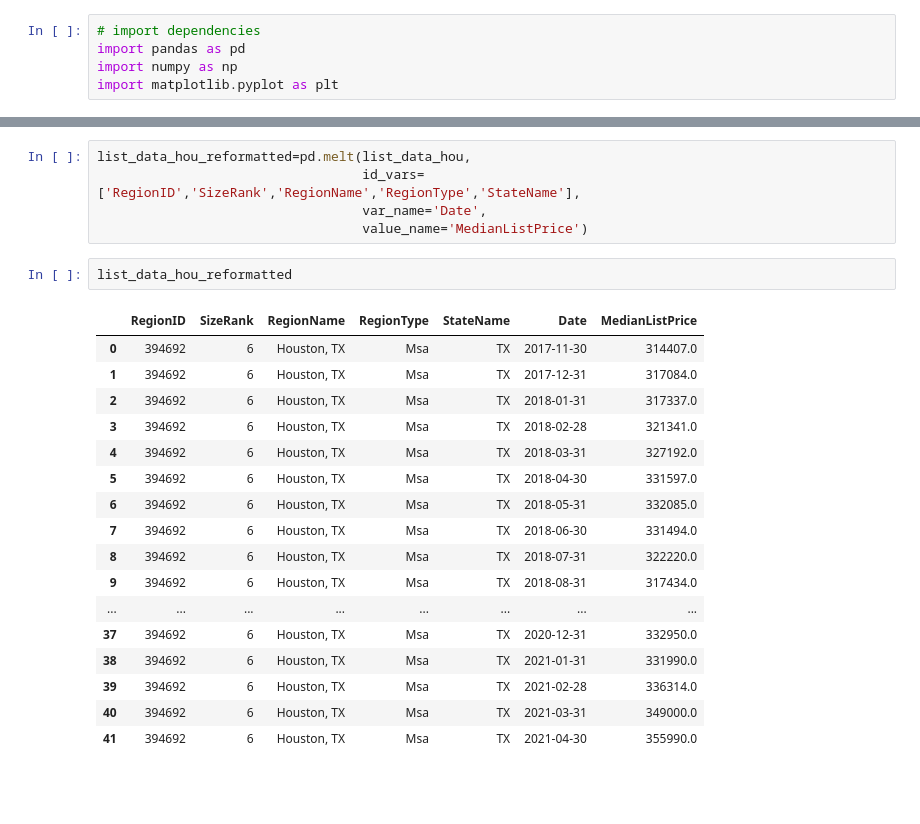
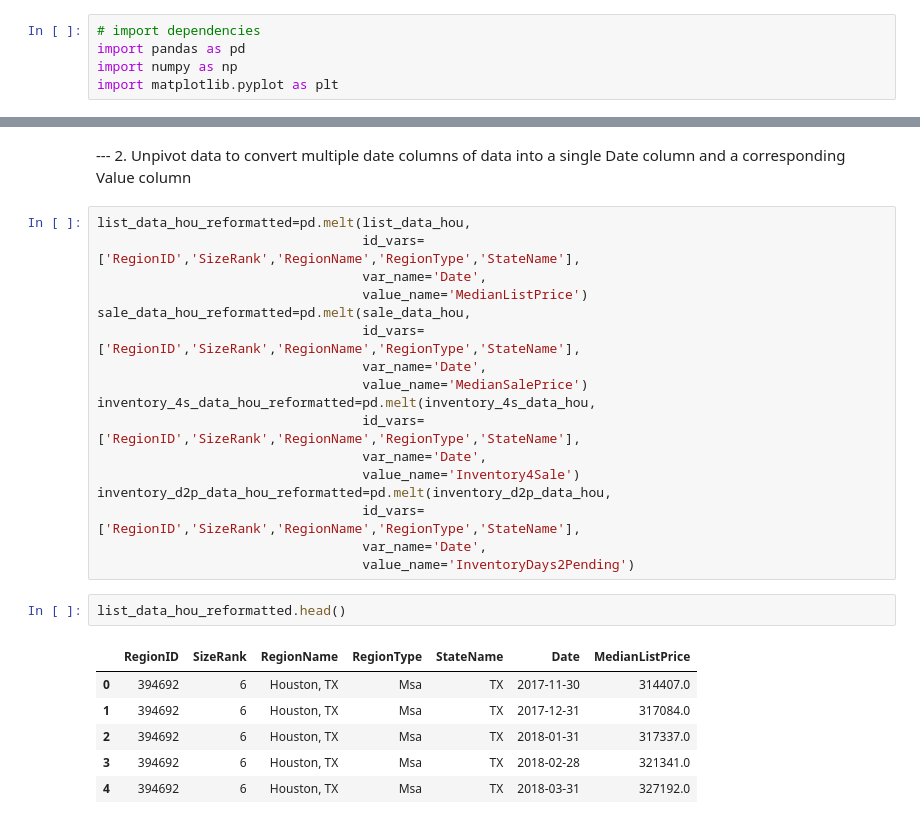
Before and after one commit to i-am-phoenix/Demo, a Jupyter notebook: zillow_data_cleaning.ipynb, the cells around one changed output, grey strips where cells are left out. Drawn from its saved outputs; the diff is of its cells as text; blank space fills up the shorter version.

```diff
--- a/zillow_data_cleaning.ipynb
+++ b/zillow_data_cleaning.ipynb
@@ -72,25 +82,28 @@ print(sale_data_hou)
-# %%
-list_data_hou_reformatted=pd.melt(list_data_hou,
-                                  id_vars=['RegionID','SizeRank','RegionName','RegionType','StateName'],
-                                  var_name='Date',
-                                  value_name='MedianListPrice')
+# %% [markdown]
+--- 2. Unpivot data to convert multiple date columns of data into a single Date column and a corresponding Value column
+# %%
+list_data_hou_reformatted=pd.melt(list_data_hou,
+                                  id_vars=['RegionID','SizeRank','RegionName','RegionType','StateName'],
+                                  var_name='Date',
+                                  value_name='MedianListPrice')
+sale_data_hou_reformatted=pd.melt(sale_data_hou,
+                                  id_vars=['RegionID','SizeRank','RegionName','RegionType','StateName'],
+                                  var_name='Date',
+                                  value_name='MedianSalePrice')
+inventory_4s_data_hou_reformatted=pd.melt(inventory_4s_data_hou,
+                                  id_vars=['RegionID','SizeRank','RegionName','RegionType','StateName'],
+                                  var_name='Date',
+                                  value_name='Inventory4Sale')
+inventory_d2p_data_hou_reformatted=pd.melt(inventory_d2p_data_hou,
+                                  id_vars=['RegionID','SizeRank','RegionName','RegionType','StateName'],
+                                  var_name='Date',
+                                  value_name='InventoryDays2Pending')
 # %%
-list_data_hou_reformatted
+list_data_hou_reformatted.head()
 # %% [output]
 |  | RegionID | SizeRank | RegionName | RegionType | StateName | Date | MedianListPrice |
 | 0 | 394692 | 6 | Houston, TX | Msa | TX | 2017-11-30 | 314407.0 |
 | 1 | 394692 | 6 | Houston, TX | Msa | TX | 2017-12-31 | 317084.0 |
 | 2 | 394692 | 6 | Houston, TX | Msa | TX | 2018-01-31 | 317337.0 |
 | 3 | 394692 | 6 | Houston, TX | Msa | TX | 2018-02-28 | 321341.0 |
 | 4 | 394692 | 6 | Houston, TX | Msa | TX | 2018-03-31 | 327192.0 |
-| 5 | 394692 | 6 | Houston, TX | Msa | TX | 2018-04-30 | 331597.0 |
-| 6 | 394692 | 6 | Houston, TX | Msa | TX | 2018-05-31 | 332085.0 |
-| 7 | 394692 | 6 | Houston, TX | Msa | TX | 2018-06-30 | 331494.0 |
-| 8 | 394692 | 6 | Houston, TX | Msa | TX | 2018-07-31 | 322220.0 |
-| 9 | 394692 | 6 | Houston, TX | Msa | TX | 2018-08-31 | 317434.0 |
-| ... | ... | ... | ... | ... | ... | ... | ... |
-| 37 | 394692 | 6 | Houston, TX | Msa | TX | 2020-12-31 | 332950.0 |
-| 38 | 394692 | 6 | Houston, TX | Msa | TX | 2021-01-31 | 331990.0 |
-| 39 | 394692 | 6 | Houston, TX | Msa | TX | 2021-02-28 | 336314.0 |
-| 40 | 394692 | 6 | Houston, TX | Msa | TX | 2021-03-31 | 349000.0 |
-| 41 | 394692 | 6 | Houston, TX | Msa | TX | 2021-04-30 | 355990.0 |
```
Also changed, not shown: parts of 21 cells of this notebook.
